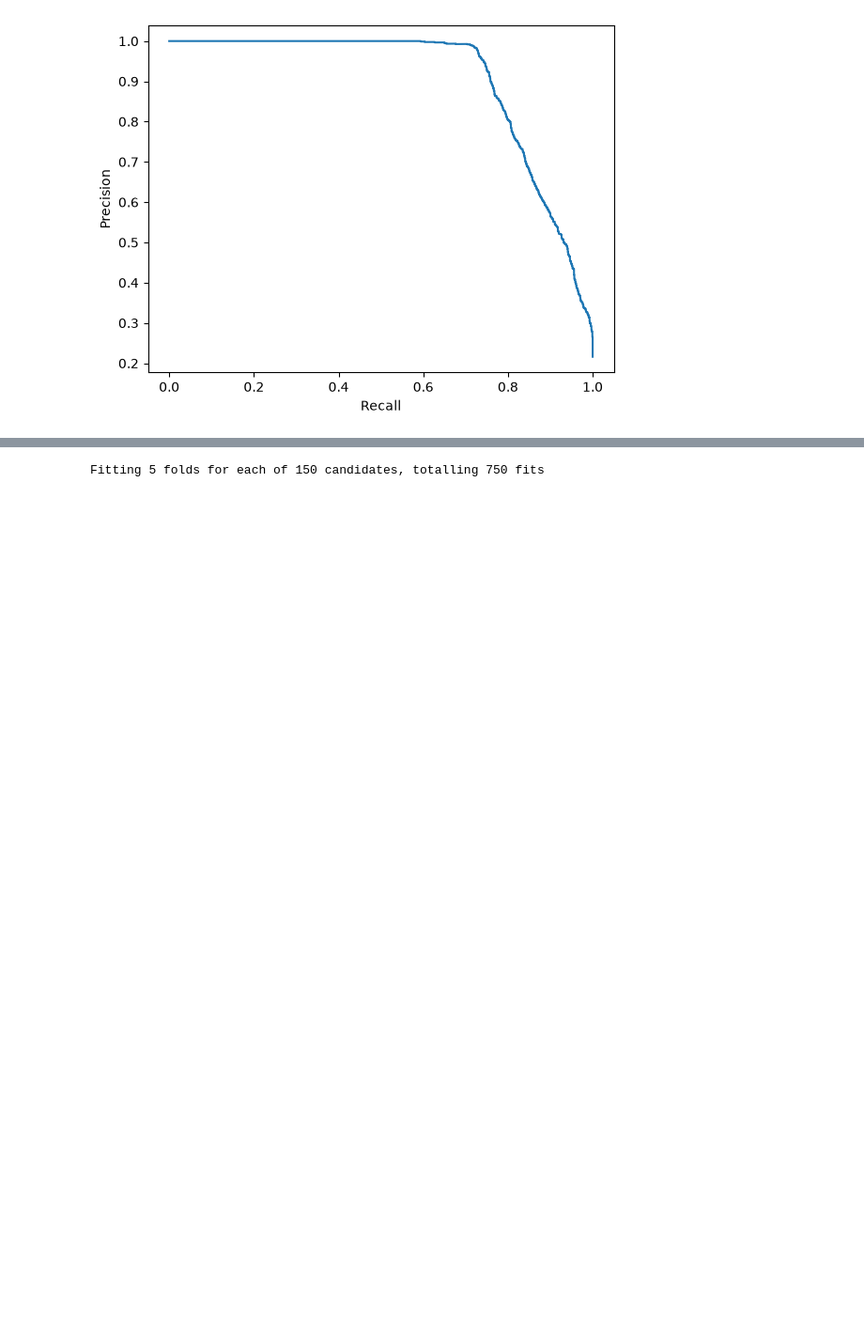
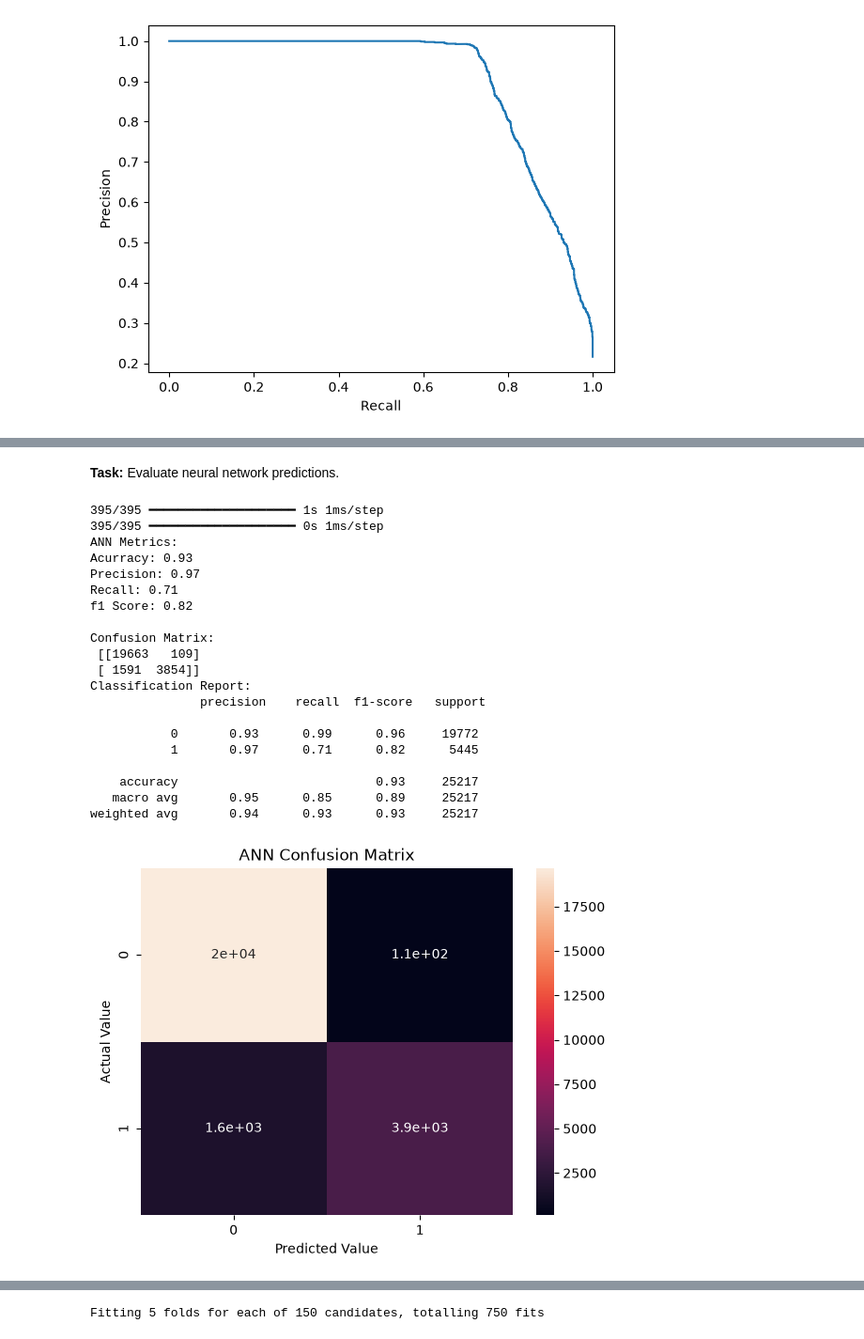
Before and after one commit to sahbimlesh007/credit-risk-scoring-system, a Jupyter notebook: trials.ipynb, the cells around one changed output, grey strips where cells are left out. Shown at 94% size. Drawn from its saved outputs; the diff is of its cells as text; code cells hidden in the pictures; blank space fills up the shorter version.

```diff
--- a/trials.ipynb
+++ b/trials.ipynb
@@ -534,0 +907,26 @@ weighted avg       0.92      0.92      0.92      6305
+# %% [markdown]
+**Task:** Evaluate neural network predictions.
+# %%
+modelEvaluater('ANN', ann_model, X_train, y_train)
+# %% [output]
+395/395 ━━━━━━━━━━━━━━━━━━━━ 1s 1ms/step
+395/395 ━━━━━━━━━━━━━━━━━━━━ 0s 1ms/step
+ANN Metrics:
+Acurracy: 0.93
+Precision: 0.97
+Recall: 0.71
+f1 Score: 0.82
+
+Confusion Matrix:
+ [[19663   109]
+ [ 1591  3854]]
+Classification Report:
+               precision    recall  f1-score   support
+
+           0       0.93      0.99      0.96     19772
+           1       0.97      0.71      0.82      5445
+
+    accuracy                           0.93     25217
+   macro avg       0.95      0.85      0.89     25217
+weighted avg       0.94      0.93      0.93     25217
+[figure, added]
```
Also changed, not shown: parts of 129 cells of this notebook, 19 other files.
